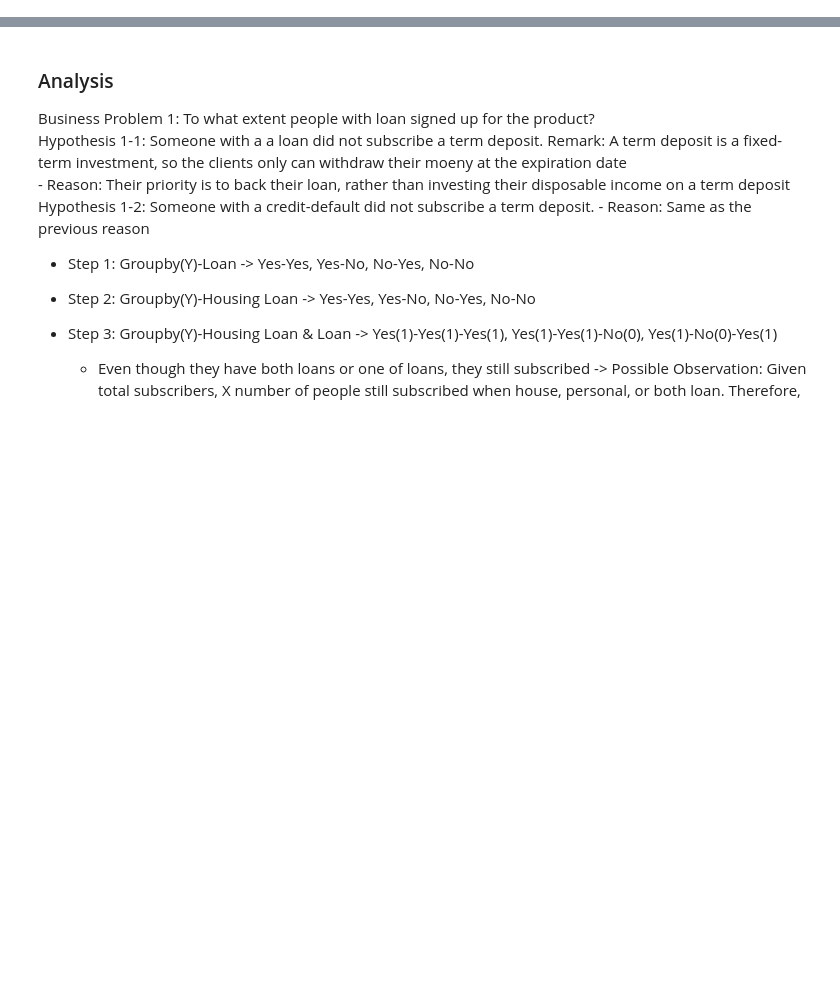
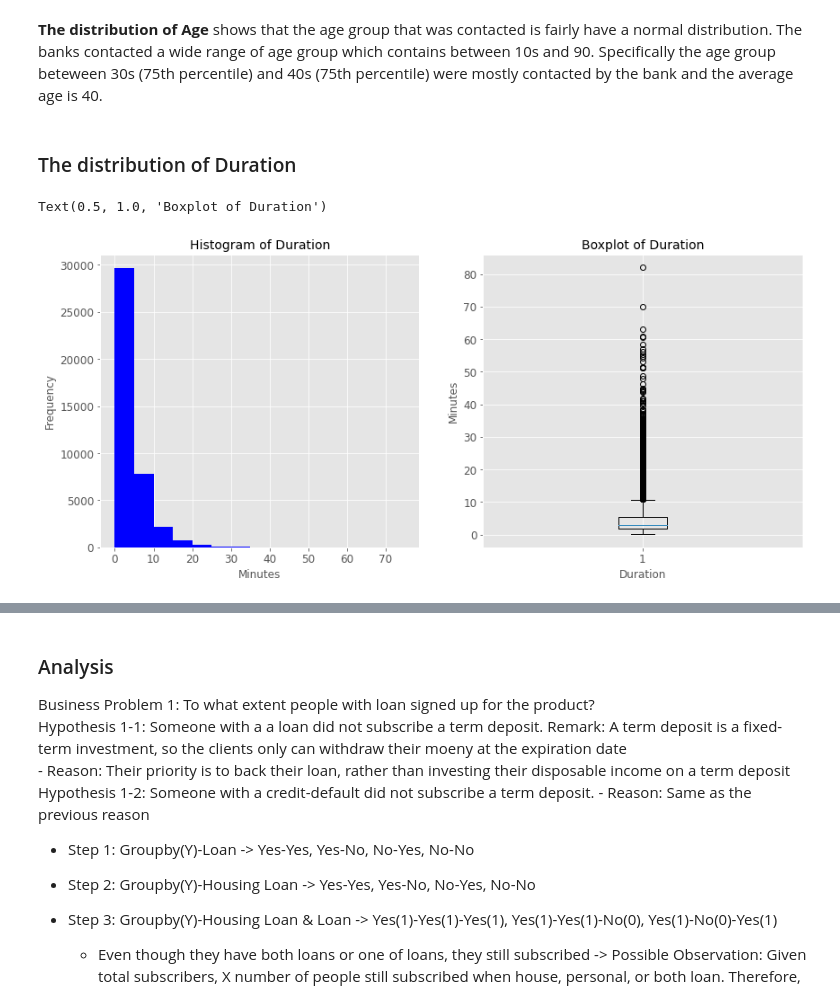
Before and after one commit to lmw0612/bank_telemarketing, a Jupyter notebook: bank_telemarketing.ipynb, the cells around one changed output, grey strips where cells are left out. Cells and saved outputs as stored; diff of their text form; code cells hidden in the pictures; blank space fills up the shorter version.

```diff
--- a/bank_telemarketing.ipynb
+++ b/bank_telemarketing.ipynb
@@ -215,0 +216,25 @@ df['loan'].value_counts().plot(kin)
+# %% [markdown]
+**The distribution of Age** shows that the age group that was contacted is fairly have a normal distribution. The banks contacted a wide range of age group which contains between 10s and 90. Specifically the age group beteween 30s (75th percentile) and 40s (75th percentile) were mostly contacted by the bank and the average age is 40.
+# %% [markdown]
+### The distribution of Duration
+# %%
+plt.figure(figsize=(14,6))
+
+plt.subplot(1, 2, 1)
+plt.hist(df['duration'], bins=range(0, 80, 5), color='blue')
+plt.xticks(fontsize=12)
+plt.yticks(fontsize=12)
+plt.xlabel('Minutes', fontsize=12)
+plt.ylabel('Frequency', fontsize=12)
+plt.title('Histogram of Duration', fontsize=14)
+
+plt.subplot(1, 2, 2)
+plt.boxplot(df['duration'])
+plt.xticks(fontsize=12)
+plt.yticks(fontsize=12)
+plt.ylabel('Minutes', fontsize= 12)
+plt.xlabel('Duration', fontsize= 12)
+plt.title('Boxplot of Duration', fontsize=14)
+# %% [output]
+Text(0.5, 1.0, 'Boxplot of Duration')
+[figure, added]
```
Also changed, not shown: parts of 113 cells of this notebook.
